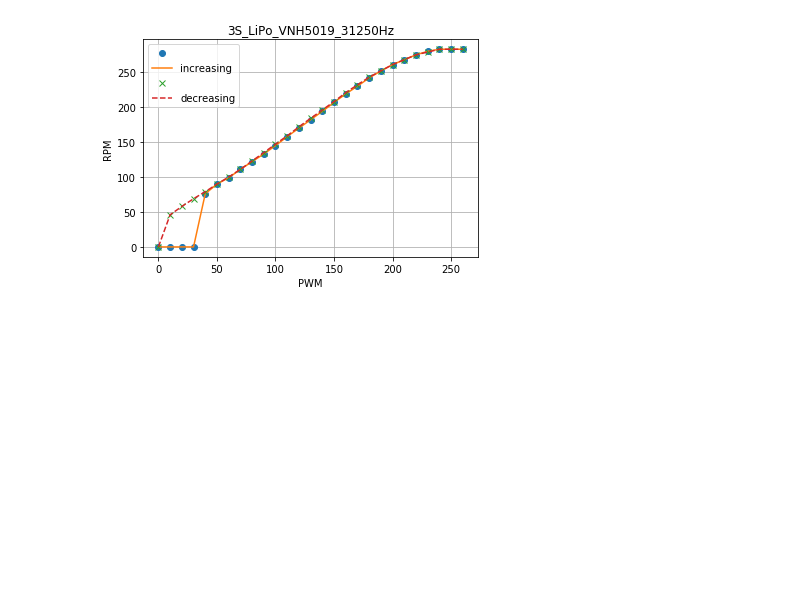
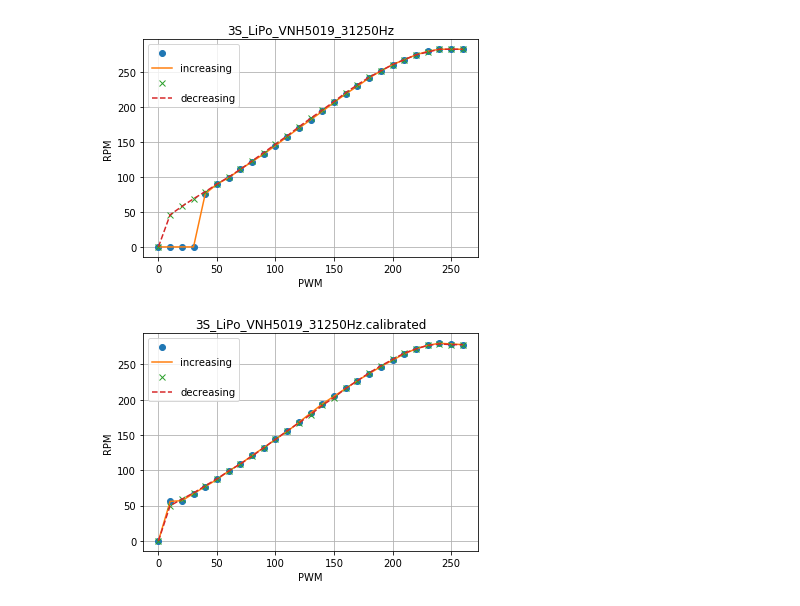
Before and after one commit to ukayzm/balancing_rbt, a Jupyter notebook: prj2.7_vnh5019/data/motor_test_3S_LiPo_VNH5019.ipynb, the cells around one changed output. Cells and saved outputs as stored; diff of their text form; code cells hidden in the pictures; blank space fills up the shorter version.

Commit message:
motor calibrated

```diff
--- a/prj2.7_vnh5019/data/motor_test_3S_LiPo_VNH5019.ipynb
+++ b/prj2.7_vnh5019/data/motor_test_3S_LiPo_VNH5019.ipynb
@@ -70,3 +70,7 @@ plot_graph('3S_LiPo_VNH5019_3906Hz', "3S_LiPo_VNH5019_3906Hz.1.dat", "3S_LiPo_VN
 plot_graph('3S_LiPo_VNH5019_31250Hz', "3S_LiPo_VNH5019_31250Hz.1.dat", "3S_LiPo_VNH5019_31250Hz.2.dat")
 # %% [output]
 [figure]
+# %%
+plot_graph('3S_LiPo_VNH5019_31250Hz.calibrated', "3S_LiPo_VNH5019_31250Hz.calibrated.1.dat", "3S_LiPo_VNH5019_31250Hz.calibrated.2.dat")
+# %% [output]
+[figure, added]
```
Also changed, not shown: 11 other files.
